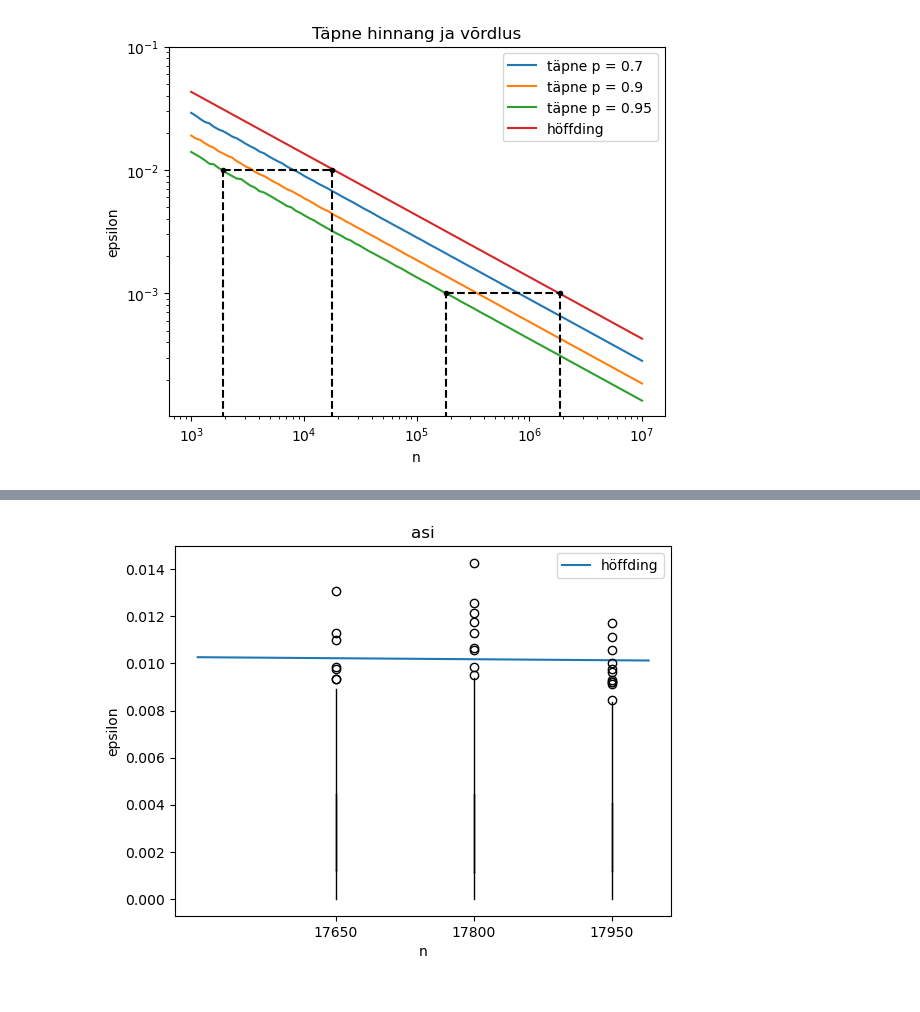
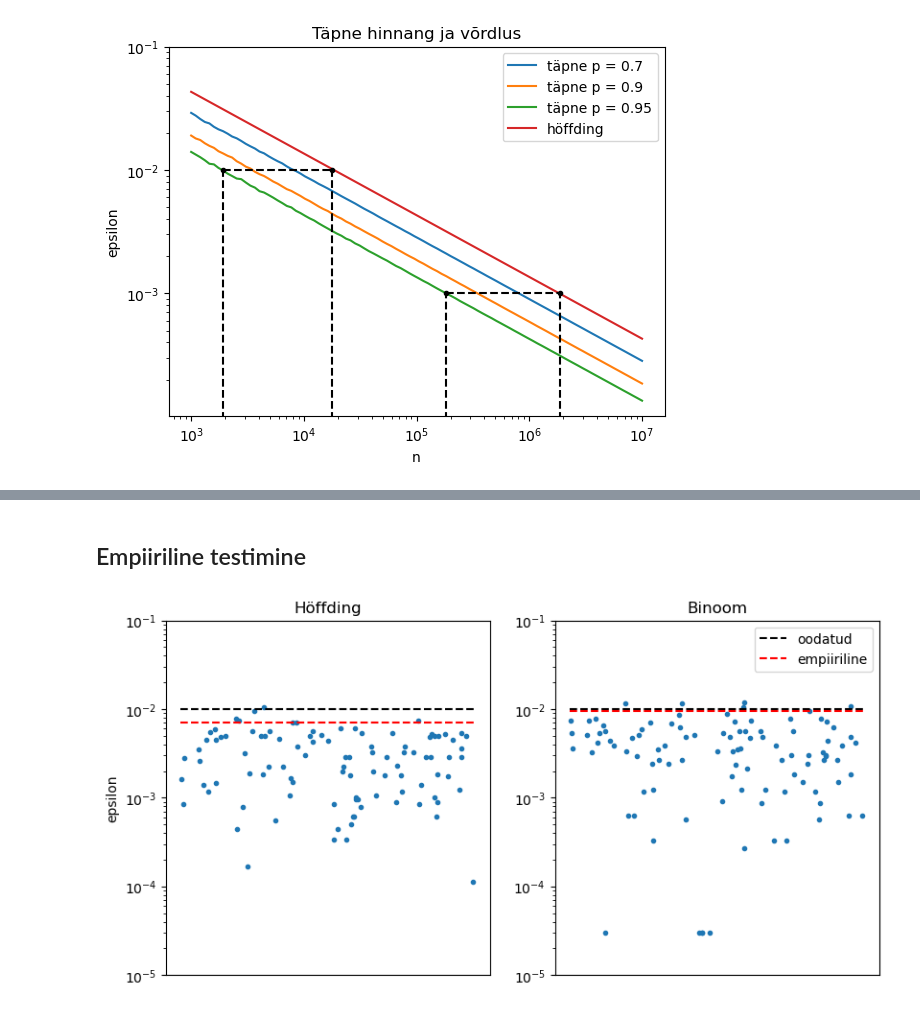
Before and after one commit to mart-mihkel/mudelite_hindamine, a Jupyter notebook: hoefdding.ipynb, the cells around one changed output, grey strips where cells are left out. Cells and saved outputs as stored; diff of their text form; code cells hidden in the pictures.

Commit message:
empiiriline testimine

```diff
--- a/hoefdding.ipynb
+++ b/hoefdding.ipynb
@@ -144,23 +122,50 @@ plt.show()
-# %%
-# lõik, kus höffdingi epsilon on 1% juures
-
-n = np.arange(17500, 18000, 10)
-epsilon_höffding = np.sqrt(- np.log(0.025) / (2 * n))
-
-plt.plot(n, epsilon_höffding)
-
-for asi in n[15::15]:
-    höffding = np.abs(binom.rvs(p=0.5, n=int(asi), size=500) / int(asi) - 0.5)
-    plt.boxplot([höffding], positions=[asi])
-
-
-plt.title('asi')
-
-plt.legend(['höffding'])
-
-plt.xlabel('n')
-plt.ylabel('epsilon')
-
-plt.show()
-# %% [output]
-[figure, removed]
+# %% [markdown]
+## Empiiriline testimine
+# %%
+size = 100
+i = int(size * 0.95) - 1
+x = np.random.uniform(size=size)
+
+plt.figure(figsize=[6.4 * 1.5, 4.8])
+
+# höffding hinnang
+plt.subplot(1, 2, 1)
+
+# todo see pole vist päris õige
+jaotus_höffding = np.abs(binom.rvs(p=0.5, n=17886, size=size) / 17886 - 0.5)  # hinnang on p-st sõltumatu
+höffding_q95 = np.partition(jaotus_höffding, i)[i]
+
+plt.plot([0, 1], [0.01, 0.01], 'k--')
+plt.plot([0, 1], [höffding_q95, höffding_q95], 'r--')
+plt.scatter(x, jaotus_höffding, marker='.')
+
+plt.title('Höffding')
+# plt.legend(['oodatud', 'empiiriline'])
+
+plt.xticks([])
+
+plt.ylabel('epsilon')
+plt.yscale('log')
+plt.yticks(np.logspace(-5, -1, num=5))
+
+# täpne hinnang
+plt.subplot(1, 2, 2)
+
+jaotus_binoom = np.abs(binom.rvs(p=0.9, n=3351, size=size) / 3351 - 0.9)  # todo kust n tuli! sealt, kus epsilon_täpne == 0.01
+binoom_q95 = np.partition(jaotus_binoom, i)[i]
+
+plt.plot([0, 1], [0.01, 0.01], 'k--')
+plt.plot([0, 1], [binoom_q95, binoom_q95], 'r--')
+plt.scatter(x, jaotus_binoom, marker='.')
+
+plt.title('Binoom')
+plt.legend(['oodatud', 'empiiriline'])
+
+plt.xticks([])
+
+plt.yscale('log')
+plt.yticks(np.logspace(-5, -1, num=5))
+
+plt.show()
+# %% [output]
+[figure, added]
```
Also changed, not shown: parts of 7 cells of this notebook.
